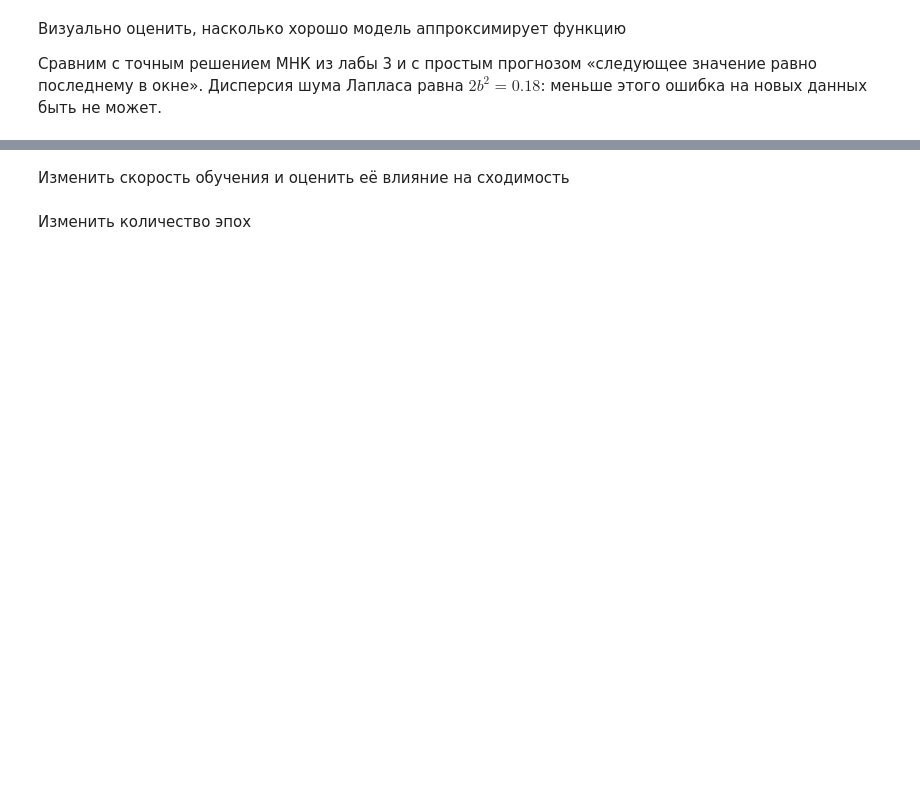
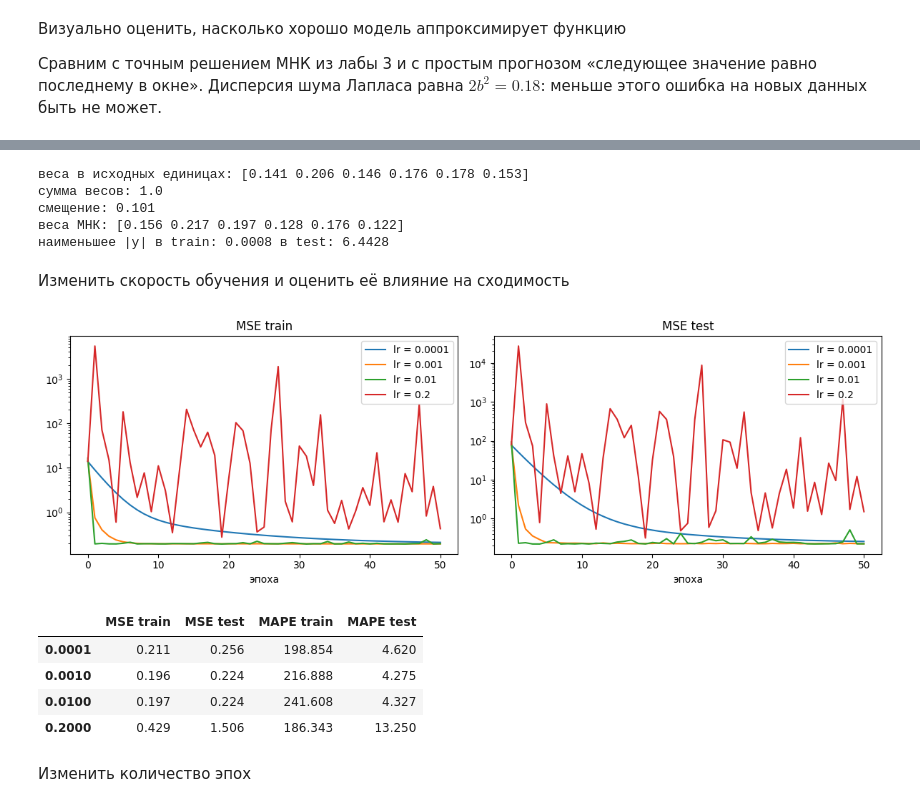
Before and after one commit to CompleWin/ml-journey, a Jupyter notebook: machine-learning/lessons/pavel/lab5/lab5_live.ipynb, the cells around one changed output, grey strips where cells are left out. Saved outputs shown, nothing was run; the diff lists cells and outputs as text; code cells hidden in the pictures; blank space fills up the shorter version.

```diff
--- a/machine-learning/lessons/pavel/lab5/lab5_live.ipynb
+++ b/machine-learning/lessons/pavel/lab5/lab5_live.ipynb
@@ -43,4 +225,49 @@ $$e = y - \hat{y}, \qquad w \leftarrow w + \eta\, e\, z, \qquad b \leftarrow b +
+# %%
+w_orig = w / sigma
+b_orig = b - np.sum(w * mu / sigma)
+
+print("веса в исходных единицах:", w_orig.round(3))
+print("сумма весов:", round(w_orig.sum(), 3))
+print("смещение:", round(b_orig, 3))
+print("веса МНК:", (w_mnk / sigma).round(3))
+print("наименьшее |y| в train:", round(np.abs(y_train).min(), 4), "в test:", round(np.abs(y_test).min(), 4))
+# %% [output]
+веса в исходных единицах: [0.141 0.206 0.146 0.176 0.178 0.153]
+сумма весов: 1.0
+смещение: 0.101
+веса МНК: [0.156 0.217 0.197 0.128 0.176 0.122]
+наименьшее |y| в train: 0.0008 в test: 6.4428
 # %% [markdown]
 Изменить скорость обучения и оценить её влияние на сходимость
+# %%
+rates = [0.0001, 0.001, 0.01, 0.2]
+
+fig, axes = plt.subplots(1, 2, figsize=(12, 4))
+final = {}
+
+for lr in rates:
+    _, _, h = fit(Z_train, y_train, lr, EPOCHS)
+    s = metrics(h)
+    final[lr] = s.iloc[-1]
+    axes[0].plot(s["MSE train"], label=f"lr = {lr}")
+    axes[1].plot(s["MSE test"], label=f"lr = {lr}")
+
+for ax, name in zip(axes, ["MSE train", "MSE test"]):
+    ax.set_yscale("log")
+    ax.set_xlabel("эпоха")
+    ax.set_title(name)
+    ax.legend()
+
+plt.tight_layout()
+plt.show()
+
+pd.DataFrame(final).T.round(3)
+# %% [output]
+[figure, added]
+|  | MSE train | MSE test | MAPE train | MAPE test |
+| 0.0001 | 0.211 | 0.256 | 198.854 | 4.620 |
+| 0.0010 | 0.196 | 0.224 | 216.888 | 4.275 |
+| 0.0100 | 0.197 | 0.224 | 241.608 | 4.327 |
+| 0.2000 | 0.429 | 1.506 | 186.343 | 13.250 |
 # %% [markdown]
 Изменить количество эпох
```
Also changed, not shown: parts of 10 cells of this notebook, 3 other files.
